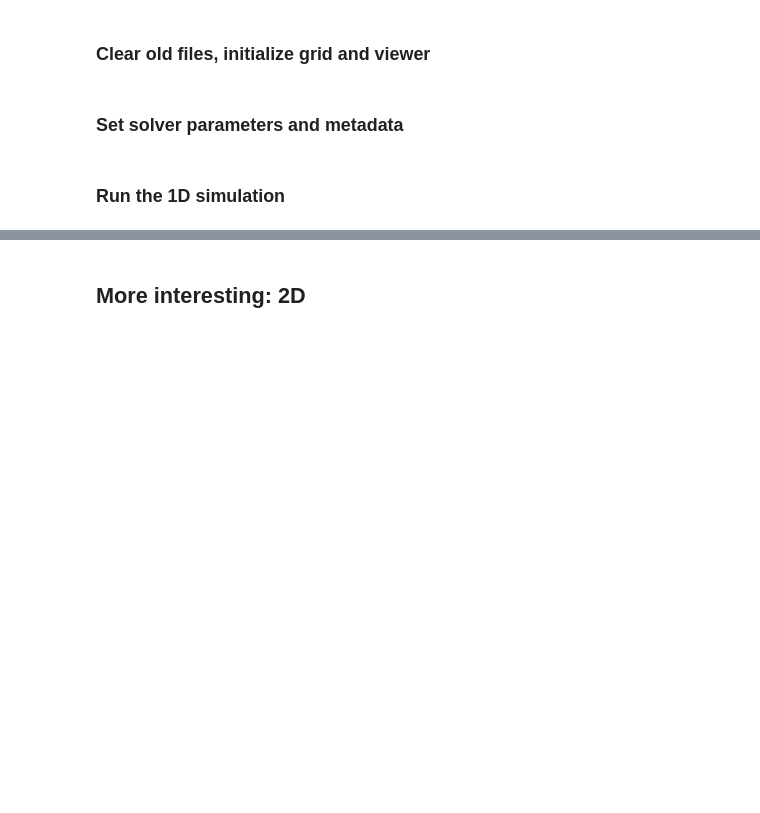
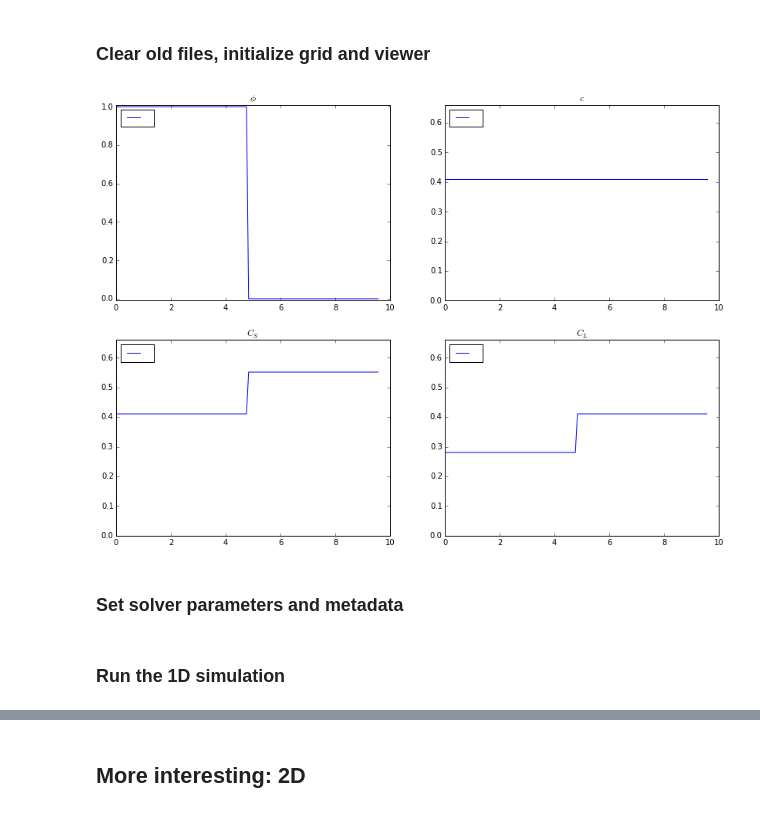
Before and after one commit to tkphd/KKS-binary-solidification, a Jupyter notebook: FiPy-KKS.ipynb, the cells around one changed output, grey strips where cells are left out. Cells and saved outputs as stored; diff of their text form; code cells hidden in the pictures; blank space fills up the shorter version.

```diff
--- a/FiPy-KKS.ipynb
+++ b/FiPy-KKS.ipynb
@@ -354,10 +386,12 @@ def initPlanar(mesh, phase, conc, Cs, Cl):
     # Flat field initializations
     phase.setValue( 0. )
     conc.setValue( (Cse + Cle)/2. )
-    # Solid in the middle, liquid to left and right
-    center = mesh.nx * mesh.dx / 2.
-    radius = 0.125 * mesh.nx * mesh.dx
-    mask = (x - center)**2 < (radius)**2
+    ## Solid in the middle, liquid to left and right
+    #center = mesh.nx * mesh.dx / 2.
+    #radius = 0.25 * mesh.nx * mesh.dx
+    #mask = (x - center)**2 < (radius)**2
+    # Solid on the left, Liquid on the right
+    mask = (x <  mesh.nx * mesh.dx / 2)
     phase.setValue(1., where=mask)
     # Interpolate Cs and Cl using the initialized values
     Cs.value = interpolateCs(phase, conc, grid=False)
@@ -465,23 +499,24 @@ concEq1 =  buildConcEquation(mesh1D, phase1, conc1, Cs1, Cl1)
 # %%
 # Prepare new run
 !rm data/FiPy/1D/dump*.npz
 
 # Initialize grid
 initPlanar(mesh1D, phase1, conc1, Cs1, Cl1)
 
 # Invoke Matplotlib directly to build a 2x2 grid of images, to be populated by FiPy Viewers
 fig1, ((axp1, axc1), (axs1, axl1)) = plt.subplots(2, 2, sharex=False, sharey=False, figsize=(14,10))
 
 # 1D viewer
 viewer1 = MultiViewer(viewers = (Matplotlib1DViewer(vars=phase1, title='$\phi$', axes=axp1, \
                                                    datamin=-0.01, datamax=1.01), \
-                                Matplotlib1DViewer(vars=conc1,  title='$c$'   , axes=axc1), \
-                                                   #datamin=0., datamax=0.6), \
-                                Matplotlib1DViewer(vars=Cs1  ,  title='$C_S$' , axes=axs1), \
-                                                   #datamin=0., datamax=0.6), \
-                                Matplotlib1DViewer(vars=Cl1  ,  title='$C_L$' , axes=axl1), \
-                                                   #datamin=0., datamax=0.6)))
-                                 ))
+                                Matplotlib1DViewer(vars=conc1,  title='$c$'   , axes=axc1, \
+                                                   datamin=0., datamax=0.66), \
+                                Matplotlib1DViewer(vars=Cs1  ,  title='$C_S$' , axes=axs1, \
+                                                   datamin=0., datamax=0.66), \
+                                Matplotlib1DViewer(vars=Cl1  ,  title='$C_L$' , axes=axl1, \
+                                                   datamin=0., datamax=0.66)))
+# %% [output]
+[figure, added]
 # %% [markdown]
 ### Set solver parameters and metadata
 # %%
@@ -497,11 +532,11 @@ massHistory1 = []
 
 solidHistory1.append( (np.array(phase1.globalValue) > 0.5).sum() * dV1 )
 massHistory1.append( (np.array(conc1.globalValue)).sum() * dV1 )
+# %% [markdown]
+### Run the 1D simulation
 # %%
 # To continue from an existing simulation, execute just this and the next cell
 totalSteps1 = 2000
-# %% [markdown]
-### Run the 1D simulation
 # %%
 %time evolveInTime(phase1, conc1, Cs1, Cl1, viewer1, \
              phaseEq1, concEq1, solver1, dt1, dV1, \
```
Also changed, not shown: parts of 19 cells of this notebook, 1 other file.
